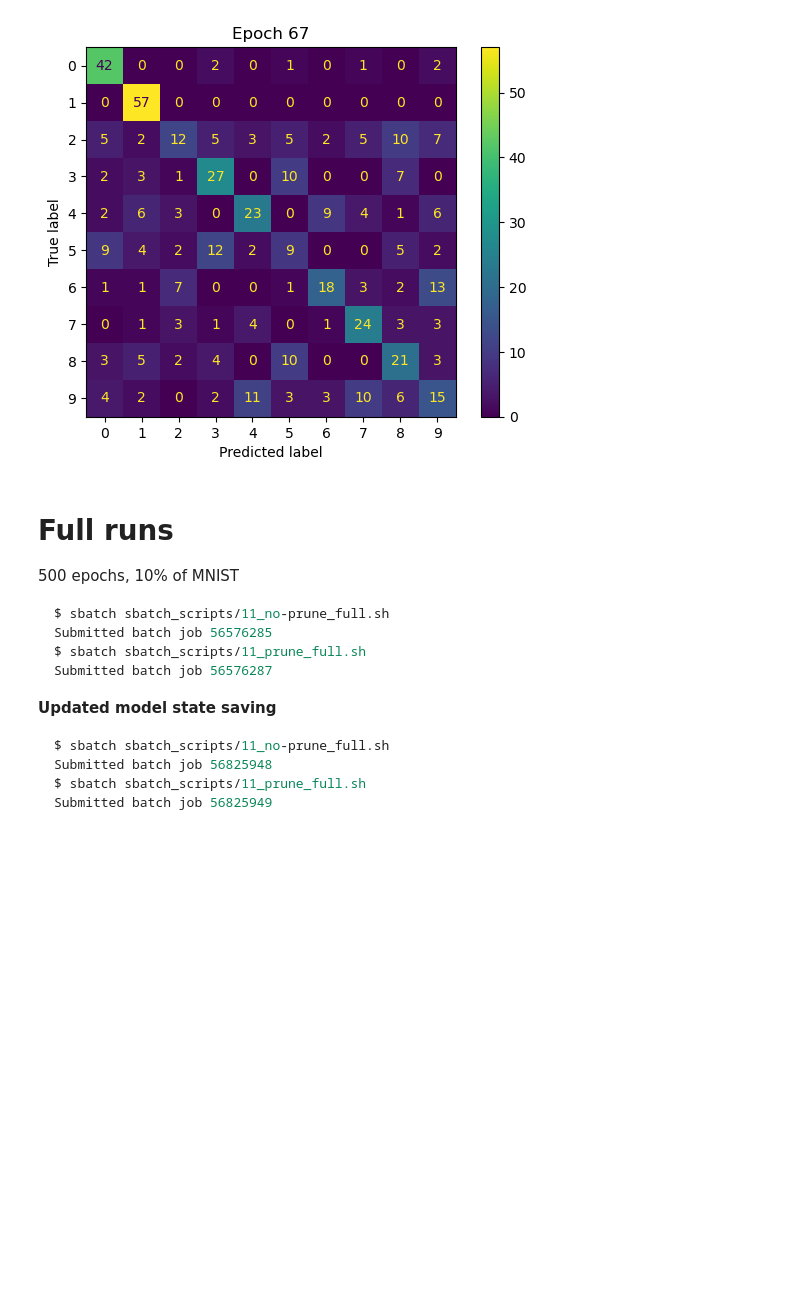
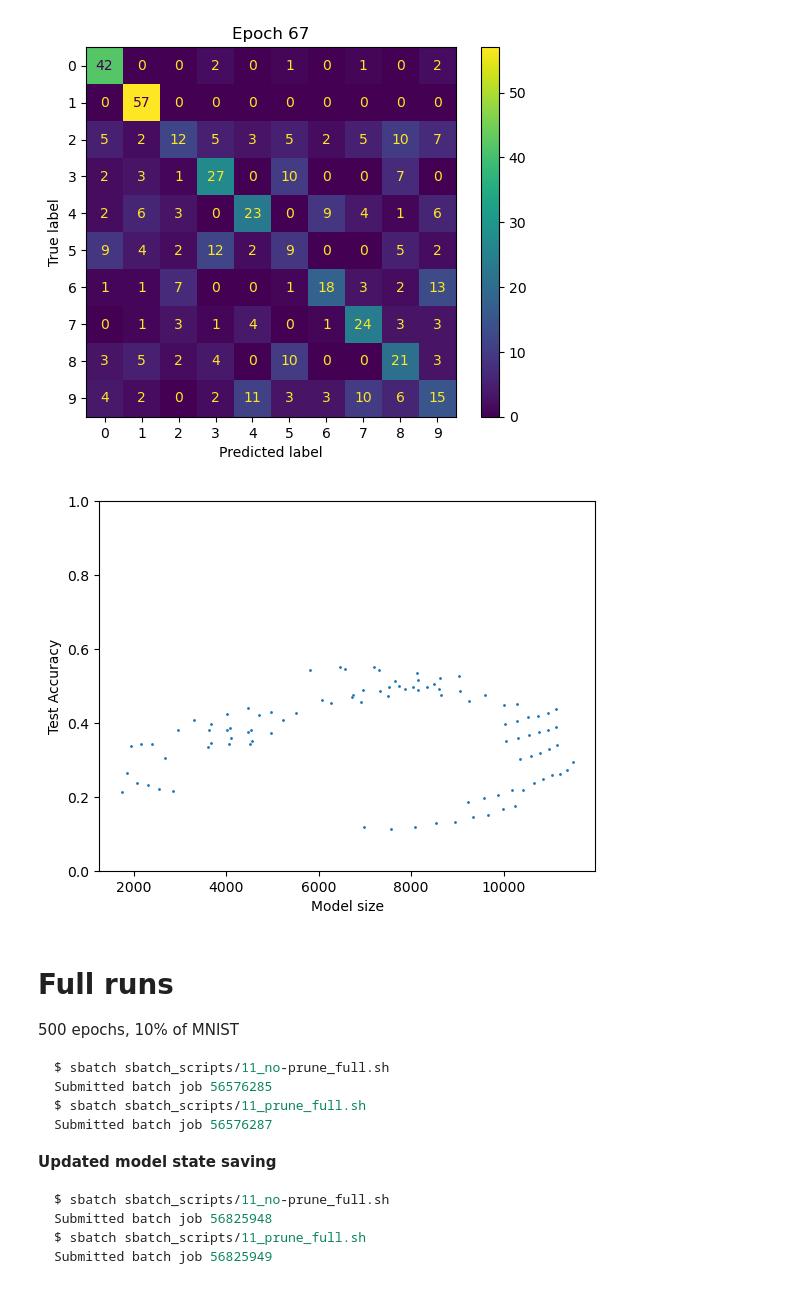
Before and after one commit to cchu70/klab_rotation, a Jupyter notebook: 11_Simple-MLP-supervised-SBATCH.ipynb, the cells around one changed output. Cells and saved outputs as stored; diff of their text form; code cells hidden in the pictures; blank space fills up the shorter version.

Commit message:
add plot comparing model size and test accuracy

```diff
--- a/11_Simple-MLP-supervised-SBATCH.ipynb
+++ b/11_Simple-MLP-supervised-SBATCH.ipynb
@@ -76,6 +76,12 @@ prune_fast_results.set_trained_model(epoch=67)
 prune_fast_results.plot_confusion_matrix(test_dataloader)
 # %% [output]
 [figure]
+# %%
+fig, ax = prune_fast_results.plot_model_size_vs_performance()
+ax.set_ylim(0, 1)
+plt.show()
+# %% [output]
+[figure, added]
 # %% [markdown]
 # Full runs
 
```
Also changed, not shown: parts of 3 cells of this notebook, 1 other file.
